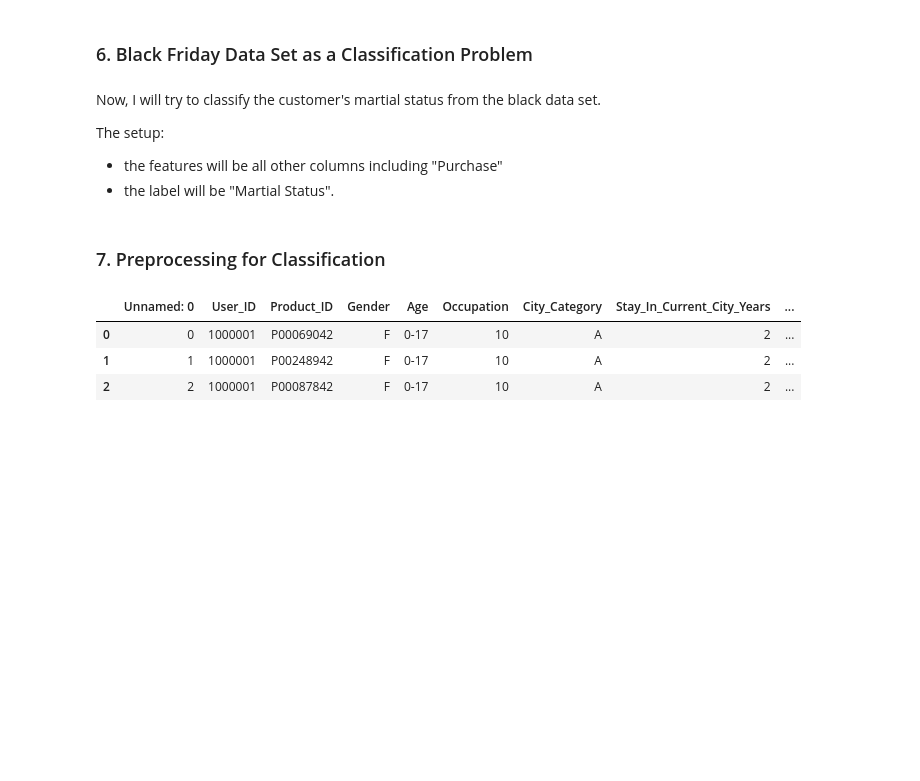
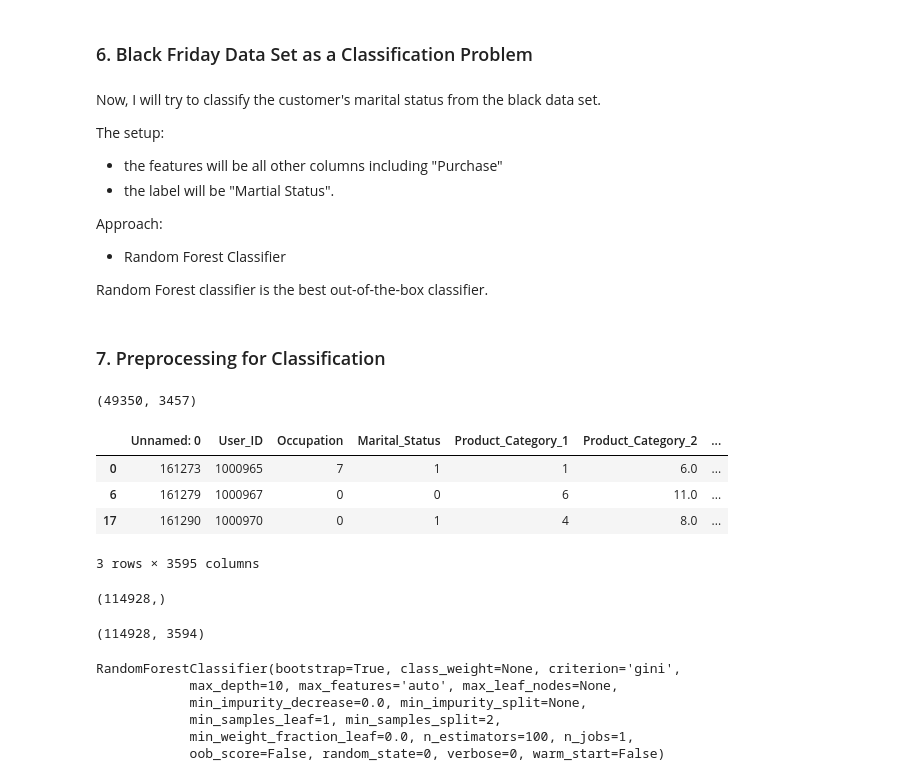
Before and after one commit to peter0083/van_ai_coding_challenge_4, a Jupyter notebook: src/model.ipynb, the cells around one changed output. Saved outputs shown, nothing was run; the diff lists cells and outputs as text; code cells hidden in the pictures; blank space fills up the shorter version.

Commit message:
adding random forest

```diff
--- a/src/model.ipynb
+++ b/src/model.ipynb
@@ -300,17 +302,44 @@ The baseline score was 5051.876669180532 and now my test score is 4918.699980965
 # %% [markdown]
 ### 6. Black Friday Data Set as a Classification Problem
 # %% [markdown]
-Now, I will try to classify the customer's martial status from the black data set.
+Now, I will try to classify the customer's marital status from the black data set.
 
 The setup:
 - the features will be all other columns including "Purchase"
 - the label will be "Martial Status".
+
+Approach:
+- Random Forest Classifier
+
+Random Forest classifier is the best out-of-the-box classifier.
 # %% [markdown]
 ### 7. Preprocessing for Classification
+# %%
+test_df_classf_with_dummies = test_df_with_dummies.dropna()
+test_df_classf_with_dummies.shape
+# %% [output]
+(49350, 3457)
 # %%
-test_df.head(3)
+train_df_with_dummies_noNaN.head(3)
 # %% [output]
-|  | Unnamed: 0 | User_ID | Product_ID | Gender | Age | Occupation | City_Category | Stay_In_Current_City_Years | ... |
-| 0 | 0 | 1000001 | P00069042 | F | 0-17 | 10 | A | 2 | ... |
-| 1 | 1 | 1000001 | P00248942 | F | 0-17 | 10 | A | 2 | ... |
-| 2 | 2 | 1000001 | P00087842 | F | 0-17 | 10 | A | 2 | ... |
+|  | Unnamed: 0 | User_ID | Occupation | Marital_Status | Product_Category_1 | Product_Category_2 | ... |
+| 0 | 161273 | 1000965 | 7 | 1 | 1 | 6.0 | ... |
+| 6 | 161279 | 1000967 | 0 | 0 | 6 | 11.0 | ... |
+| 17 | 161290 | 1000970 | 0 | 1 | 4 | 8.0 | ... |
+3 rows × 3595 columns
+# %%
+# create X and y array for classification (training phase)
+
+# create label
+
+y_classf = train_df_with_dummies_noNaN['Marital_Status'].values
+y_classf.shape
+# %% [output]
+(114928,)
+# %%
+# create features
+
+X_classf = train_df_with_dummies_noNaN.drop(['Marital_Status'], axis=1).values
+X_classf.shape
+# %% [output]
+(114928, 3594)
@@ -316,0 +353,9 @@ test_df.head(3)
+# %%
+RF_classifier.fit(X_train_classf, y_train_classf)
+# %% [output]
+RandomForestClassifier(bootstrap=True, class_weight=None, criterion='gini',
+            max_depth=10, max_features='auto', max_leaf_nodes=None,
+            min_impurity_decrease=0.0, min_impurity_split=None,
+            min_samples_leaf=1, min_samples_split=2,
+            min_weight_fraction_leaf=0.0, n_estimators=100, n_jobs=1,
+            oob_score=False, random_state=0, verbose=0, warm_start=False)
```
Also changed, not shown: parts of 8 cells of this notebook.
